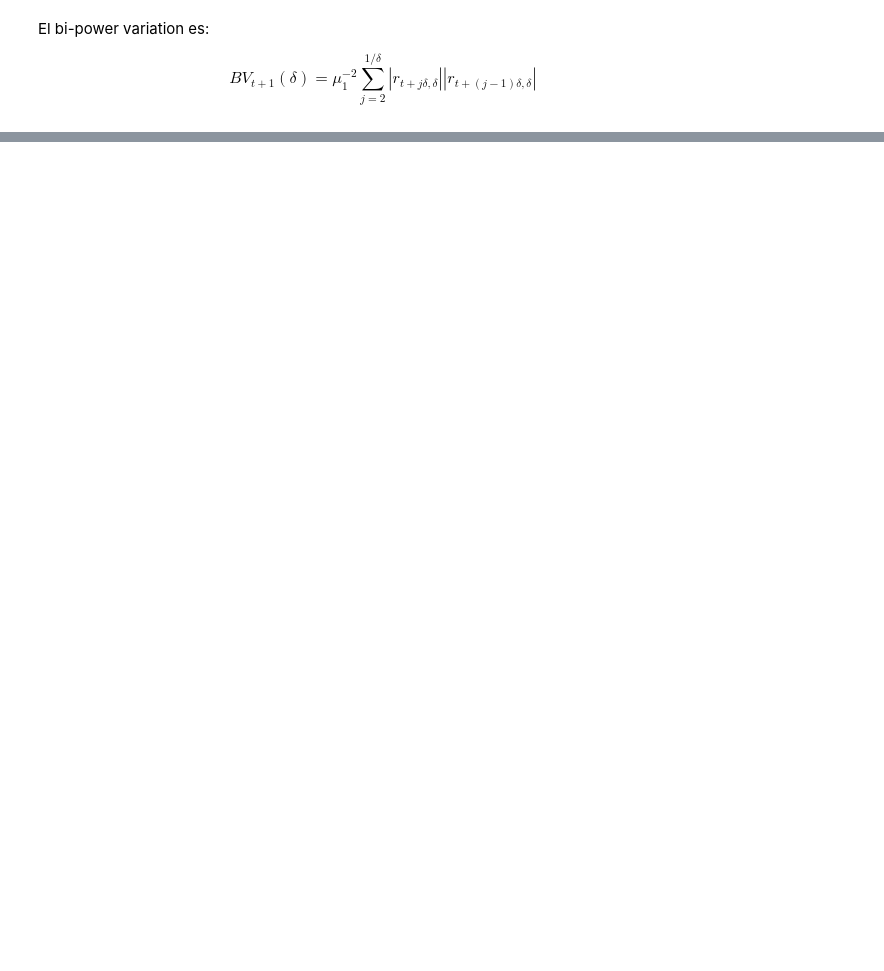
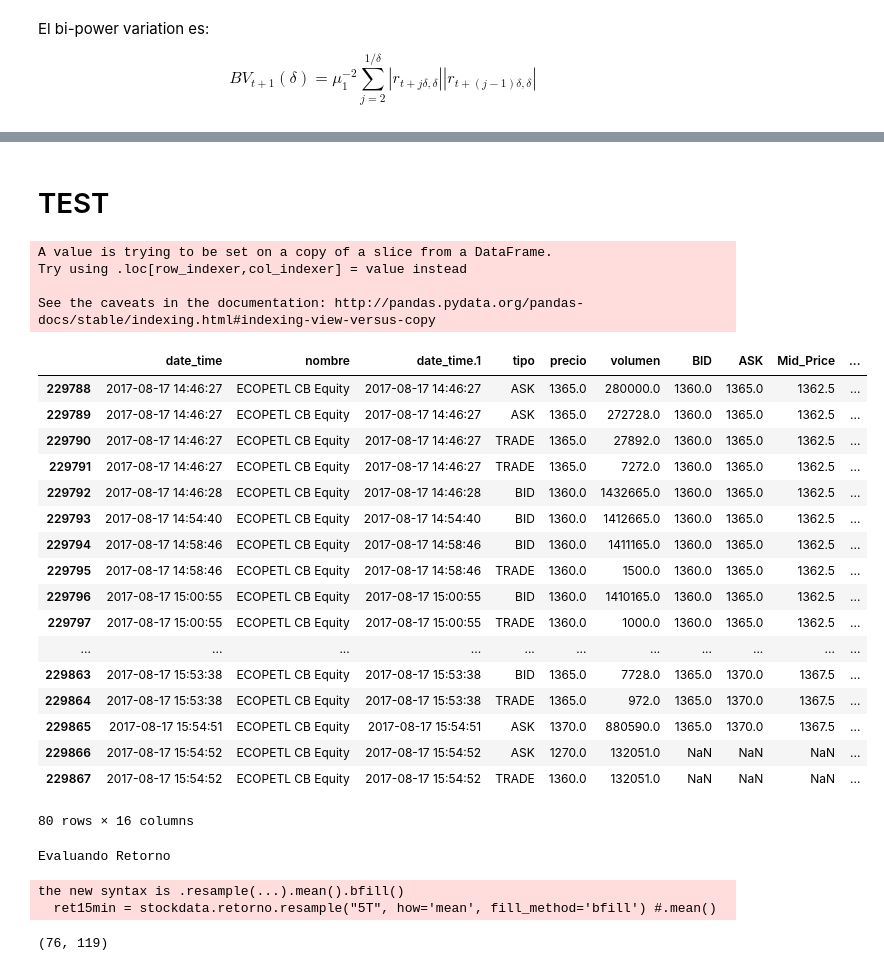
Before and after one commit to nromerodiaz/MarketQualityParams, a Jupyter notebook: JumpStatistic.ipynb, the cells around one changed output, grey strips where cells are left out. Cells and saved outputs as stored; diff of their text form; code cells hidden in the pictures; blank space fills up the shorter version.

```diff
--- a/JumpStatistic.ipynb
+++ b/JumpStatistic.ipynb
@@ -245,0 +136,57 @@ array([[False],
+# %%
+def get_returns(stockdata):
+
+    days = stockdata["dia"].drop_duplicates(keep="first").values
+    R    = []
+
+    for d in days:
+        stockdailydata = stockdata.loc[stockdata["dia"] == d]
+        stockdailydata["retorno"] = stockdailydata["Mid_Price"].diff()/stockdailydata["Mid_Price"]
+        R.append(stockdailydata)
+
+    return pd.concat(R, axis=0)
+# %% [markdown]
+# TEST
+# %%
+pathTesis = os.getcwd()
+filepath = pathTesis + "/depth_data.csv"
+# %%
+data = pd.read_csv(filepath, parse_dates=["date_time"])
+# %%
+ret_data = get_returns(data)
+# %% [output]
+A value is trying to be set on a copy of a slice from a DataFrame.
+Try using .loc[row_indexer,col_indexer] = value instead
+
+See the caveats in the documentation: http://pandas.pydata.org/pandas-docs/stable/indexing.html#indexing-view-versus-copy
+# %%
+ret_data[ret_data["dia"] == "2017-08-17"].tail(80)
+# %% [output]
+|  | date_time | nombre | date_time.1 | tipo | precio | volumen | BID | ASK | Mid_Price | ... |
+| 229788 | 2017-08-17 14:46:27 | ECOPETL CB Equity | 2017-08-17 14:46:27 | ASK | 1365.0 | 280000.0 | 1360.0 | 1365.0 | 1362.5 | ... |
+| 229789 | 2017-08-17 14:46:27 | ECOPETL CB Equity | 2017-08-17 14:46:27 | ASK | 1365.0 | 272728.0 | 1360.0 | 1365.0 | 1362.5 | ... |
+| 229790 | 2017-08-17 14:46:27 | ECOPETL CB Equity | 2017-08-17 14:46:27 | TRADE | 1365.0 | 27892.0 | 1360.0 | 1365.0 | 1362.5 | ... |
+| 229791 | 2017-08-17 14:46:27 | ECOPETL CB Equity | 2017-08-17 14:46:27 | TRADE | 1365.0 | 7272.0 | 1360.0 | 1365.0 | 1362.5 | ... |
+| 229792 | 2017-08-17 14:46:28 | ECOPETL CB Equity | 2017-08-17 14:46:28 | BID | 1360.0 | 1432665.0 | 1360.0 | 1365.0 | 1362.5 | ... |
+| 229793 | 2017-08-17 14:54:40 | ECOPETL CB Equity | 2017-08-17 14:54:40 | BID | 1360.0 | 1412665.0 | 1360.0 | 1365.0 | 1362.5 | ... |
+| 229794 | 2017-08-17 14:58:46 | ECOPETL CB Equity | 2017-08-17 14:58:46 | BID | 1360.0 | 1411165.0 | 1360.0 | 1365.0 | 1362.5 | ... |
+| 229795 | 2017-08-17 14:58:46 | ECOPETL CB Equity | 2017-08-17 14:58:46 | TRADE | 1360.0 | 1500.0 | 1360.0 | 1365.0 | 1362.5 | ... |
+| 229796 | 2017-08-17 15:00:55 | ECOPETL CB Equity | 2017-08-17 15:00:55 | BID | 1360.0 | 1410165.0 | 1360.0 | 1365.0 | 1362.5 | ... |
+| 229797 | 2017-08-17 15:00:55 | ECOPETL CB Equity | 2017-08-17 15:00:55 | TRADE | 1360.0 | 1000.0 | 1360.0 | 1365.0 | 1362.5 | ... |
+| ... | ... | ... | ... | ... | ... | ... | ... | ... | ... | ... |
+| 229863 | 2017-08-17 15:53:38 | ECOPETL CB Equity | 2017-08-17 15:53:38 | BID | 1365.0 | 7728.0 | 1365.0 | 1370.0 | 1367.5 | ... |
+| 229864 | 2017-08-17 15:53:38 | ECOPETL CB Equity | 2017-08-17 15:53:38 | TRADE | 1365.0 | 972.0 | 1365.0 | 1370.0 | 1367.5 | ... |
+| 229865 | 2017-08-17 15:54:51 | ECOPETL CB Equity | 2017-08-17 15:54:51 | ASK | 1370.0 | 880590.0 | 1365.0 | 1370.0 | 1367.5 | ... |
+| 229866 | 2017-08-17 15:54:52 | ECOPETL CB Equity | 2017-08-17 15:54:52 | ASK | 1270.0 | 132051.0 | NaN | NaN | NaN | ... |
+| 229867 | 2017-08-17 15:54:52 | ECOPETL CB Equity | 2017-08-17 15:54:52 | TRADE | 1360.0 | 132051.0 | NaN | NaN | NaN | ... |
+80 rows × 16 columns
+# %%
+resampled_return = Visualization.get_stock_param(ret_data, "ECOPETL", "Retorno")
+# %% [output]
+Evaluando Retorno
+the new syntax is .resample(...).mean().bfill()
+  ret15min = stockdata.retorno.resample("5T", how='mean', fill_method='bfill') #.mean()
+# %%
+resampled_return.shape
+# %% [output]
+(76, 119)
```
Also changed, not shown: parts of 41 cells of this notebook.
